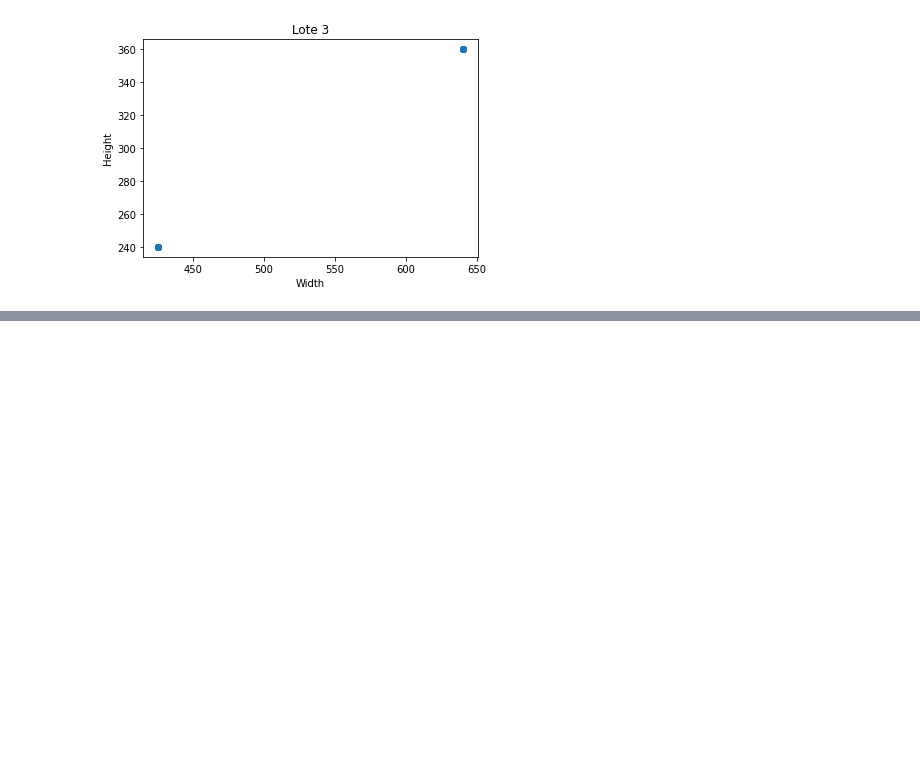
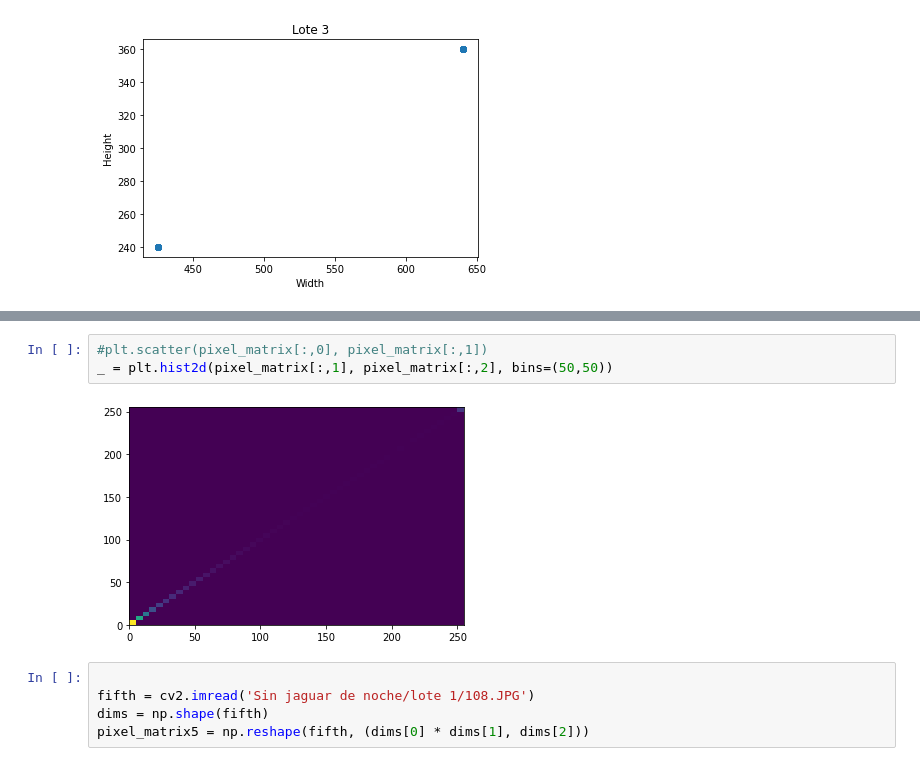
Before and after one commit to Adrianc1234/UPY_jaguares, a Jupyter notebook: Notebooks/EDAs/EDA - Sin Jaguar de Noche.ipynb, the cells around one changed output, grey strips where cells are left out. Drawn from its saved outputs; the diff is of its cells as text; blank space fills up the shorter version.

```diff
--- a/Notebooks/EDAs/EDA - Sin Jaguar de Noche.ipynb
+++ b/Notebooks/EDAs/EDA - Sin Jaguar de Noche.ipynb
@@ -102,0 +123,10 @@ plt.savefig('lote3_ratioH.png')
+# %%
+#plt.scatter(pixel_matrix[:,0], pixel_matrix[:,1])
+_ = plt.hist2d(pixel_matrix[:,1], pixel_matrix[:,2], bins=(50,50))
+# %% [output]
+[figure, added]
+# %%
+
+fifth = cv2.imread('Sin jaguar de noche/lote 1/108.JPG')
+dims = np.shape(fifth)
+pixel_matrix5 = np.reshape(fifth, (dims[0] * dims[1], dims[2]))
```
Also changed, not shown: parts of 37 cells of this notebook.
